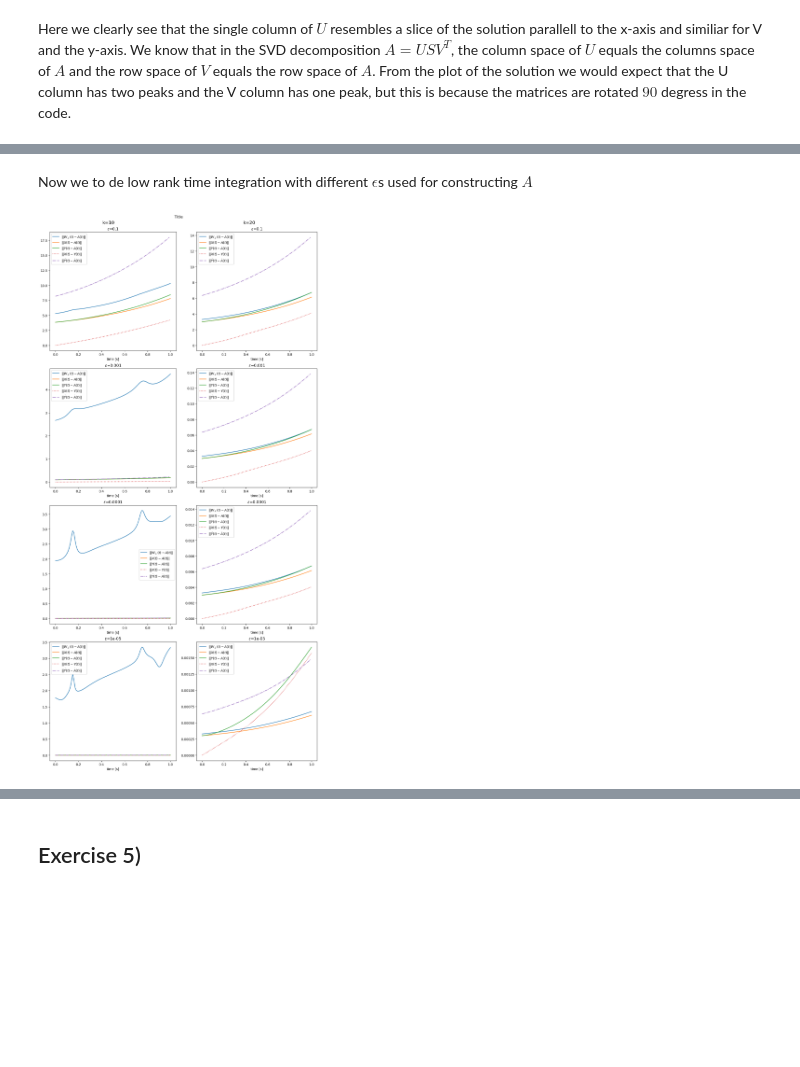
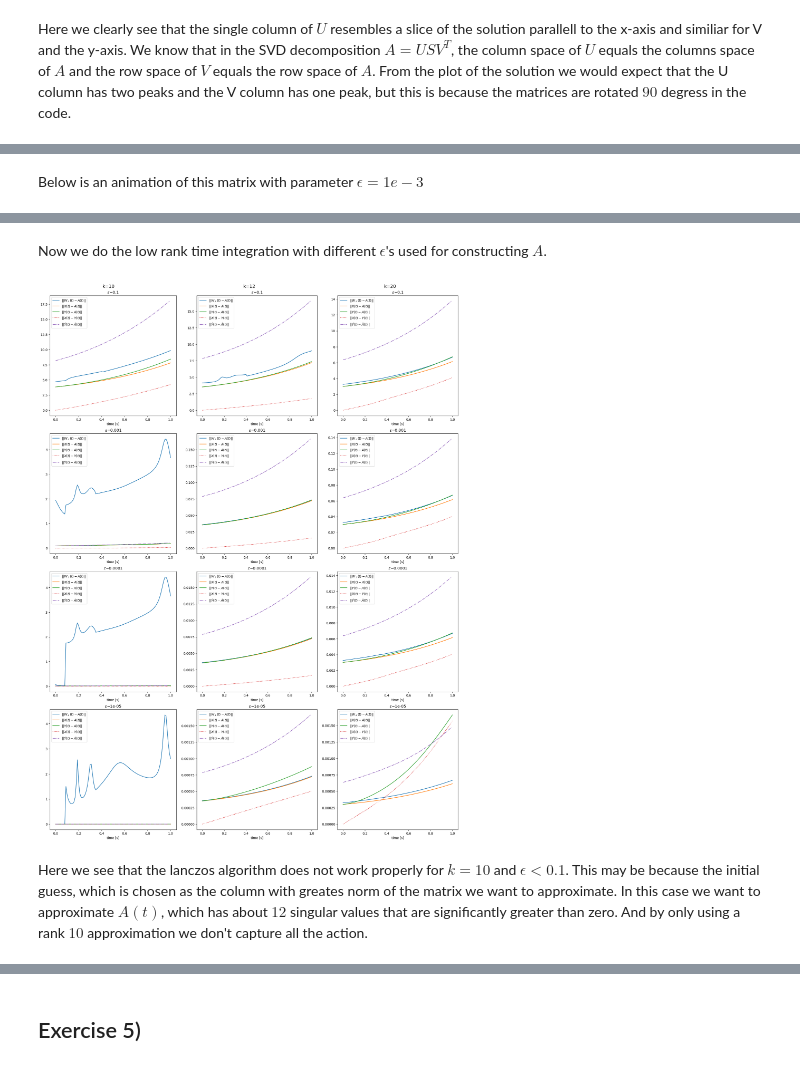
Before and after one commit to KristianHolme/NumLinAlg-project-2, a Jupyter notebook: Project2.ipynb, the cells around one changed output, grey strips where cells are left out. Cells and saved outputs as stored; diff of their text form; code cells hidden in the pictures; blank space fills up the shorter version.

```diff
--- a/Project2.ipynb
+++ b/Project2.ipynb
@@ -86 +90,4 @@ Below is an animation of this matrix with parameter $\epsilon=1e-3$
+# %% [markdown]
+
+Below is an animation of this matrix with parameter $\epsilon=1e-3$
 # %%
@@ -92,22 +99,24 @@ HTML(f'<img src={name1} />')
 MovieWriter Pillow unavailable; using Pillow instead.
 [interactive output not drawn]
 # %% [markdown]
-Now we to de low rank time integration with different $\epsilon$s used for constructing $A$
+Now we do the low rank time integration with different $\epsilon$'s used for constructing $A$.
 # %%
 # epss = [1e-1, 1e-2, 1e-3, 1e-4, 1e-5]
 epss = [1e-1, 1e-3, 1e-4, 1e-5]
-ks = [10, 20]
+ks = [10, 12, 20]
 TOL = 1e-2
 resultsByKByEps = {}
 for k in ks:
     resultsByKByEps[k] = GetTimeIntegrationResults(epss=epss, k=k, verbose=0,
                             TOL=TOL)
 # %%
-ksToPlot = 2
+ksToPlot = len(ks)
 epssToPlot = len(epss)
 plotErrors(resultsByKByEps, ks, epss, ksToPlot, epssToPlot, res=6)
 # %% [output]
-[figure, old version]
+[figure, new version]
+# %% [markdown]
+Here we see that the lanczos algorithm does not work properly for $k=10$ and $\epsilon < 0.1$. This may be because the initial guess, which is chosen as the column with greates norm of the matrix we want to approximate. In this case we want to approximate $A(t)$, which has about $12$ singular values that are significantly greater than zero. And by only using a rank $10$ approximation we don't capture all the action.
 # %%
 tables = makeTables(resultsByKByEps)
 # Loop through the tables dictionary to display each table with a title
```
Also changed, not shown: parts of 11 cells of this notebook, 7 other files.
